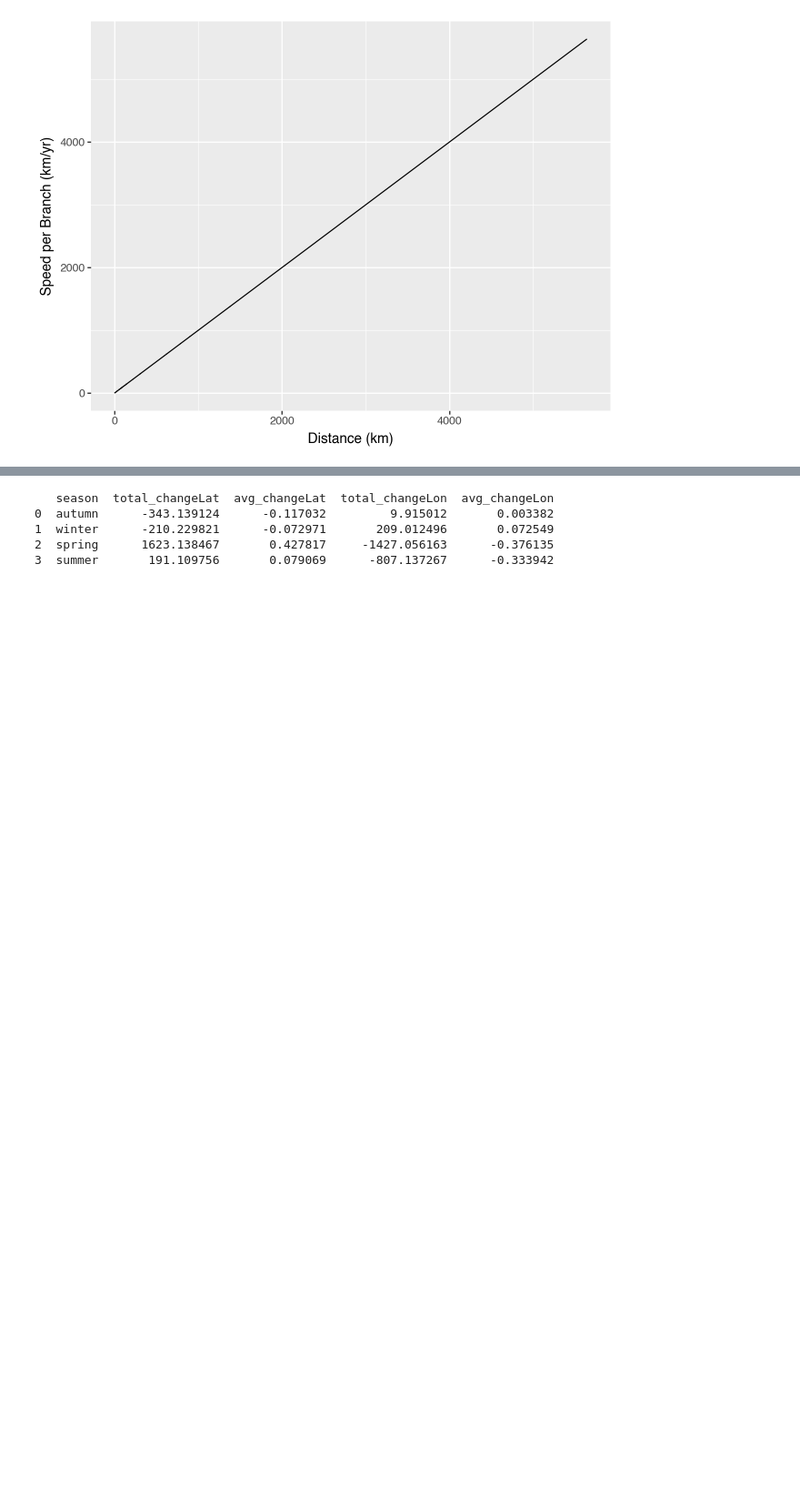
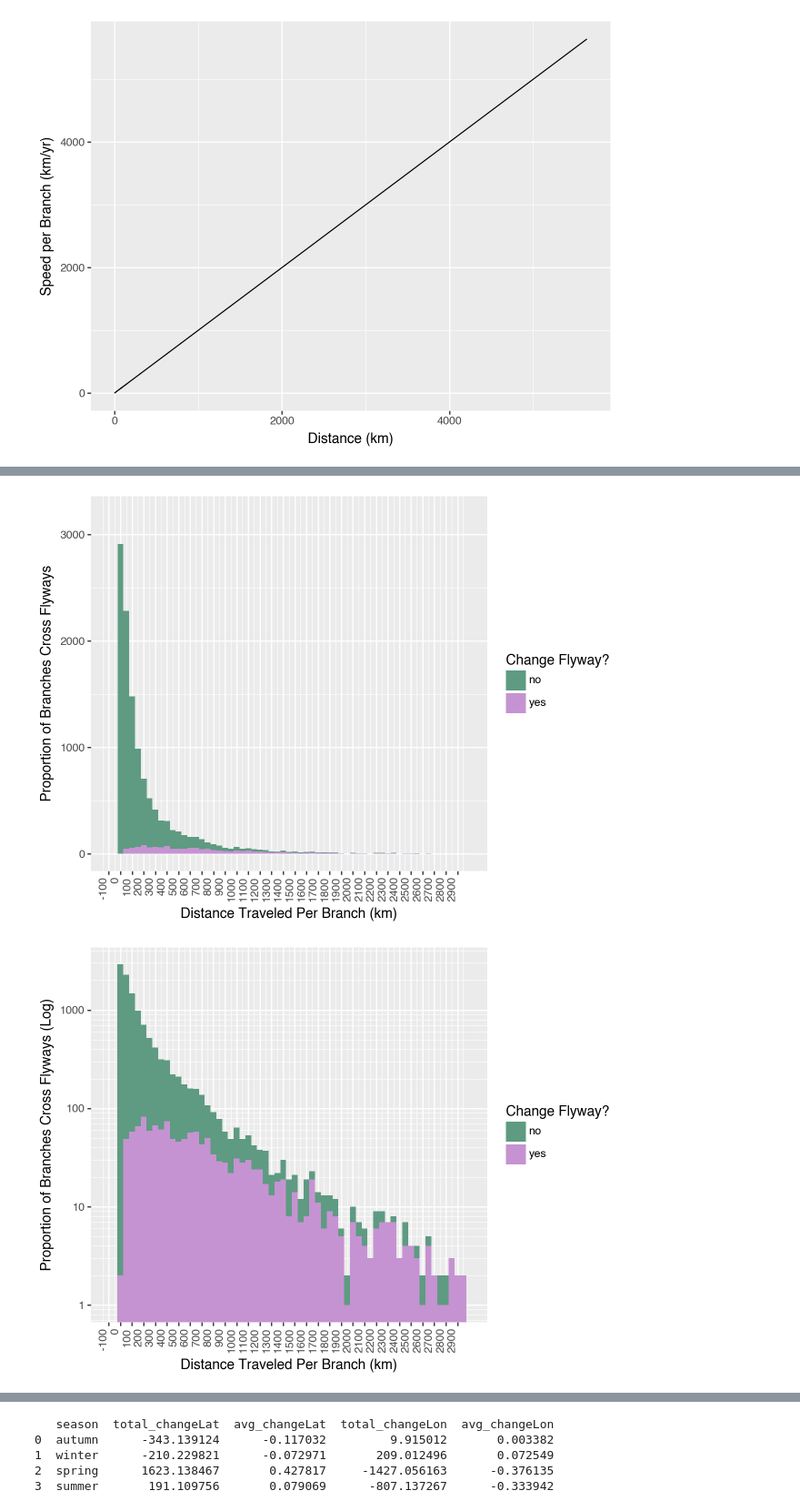
Before and after one commit to moncla-lab/H5-avian-ecology, a Jupyter notebook: cont_phyl_mcc_plotting.ipynb, the cells around one changed output, grey strips where cells are left out. Shown at 91% size. Drawn from its saved outputs; the diff is of its cells as text; code cells hidden in the pictures; blank space fills up the shorter version.

```diff
--- a/cont_phyl_mcc_plotting.ipynb
+++ b/cont_phyl_mcc_plotting.ipynb
@@ -865,3 +919,33 @@ just_curious.show()
+# %%
+# Plot 10: On a histogram of distance traveled, what proportion cross flyways
+
+dist_changeFlyway = (
+    ggplot(mcc_seas_mon_state_flyway_upt2, aes(x = "dist_km", fill = "changeFlyway"))
+    + geom_histogram(binwidth = 50)
+    + scale_fill_manual(values={"no": "#5E9B82", "yes": "#C593D1"}, name="Change Flyway?")
+    + scale_x_continuous(limits=(-100, 3000), breaks=range(-100, 2999, 100))
+    # + scale_y_log10()
+    + ylim(0, 3200)
+    + labs(x = "Distance Traveled Per Branch (km)", y = "Proportion of Branches Cross Flyways")
+    + theme(axis_text_x=element_text(rotation=90, hjust=1))
+)
+
+dist_changeFlyway_logged = (
+    ggplot(mcc_seas_mon_state_flyway_upt2, aes(x = "dist_km", fill = "changeFlyway"))
+    + geom_histogram(binwidth = 50)
+    + scale_fill_manual(values={"no": "#5E9B82", "yes": "#C593D1"}, name="Change Flyway?")
+    + scale_x_continuous(limits=(-100, 3000), breaks=range(-100, 2999, 100))
+    + scale_y_log10()
+    # + ylim(0, 3200)
+    + labs(x = "Distance Traveled Per Branch (km)", y = "Proportion of Branches Cross Flyways (Log)")
+    + theme(axis_text_x=element_text(rotation=90, hjust=1))
+)
+
+dist_changeFlyway.show()
+dist_changeFlyway_logged.show()
+# %% [output]
+[figure, added]
+[figure, added]
 # %%
 # Compute some statistics
 # %%
```
Also changed, not shown: parts of 12 cells of this notebook, 4 other files.
